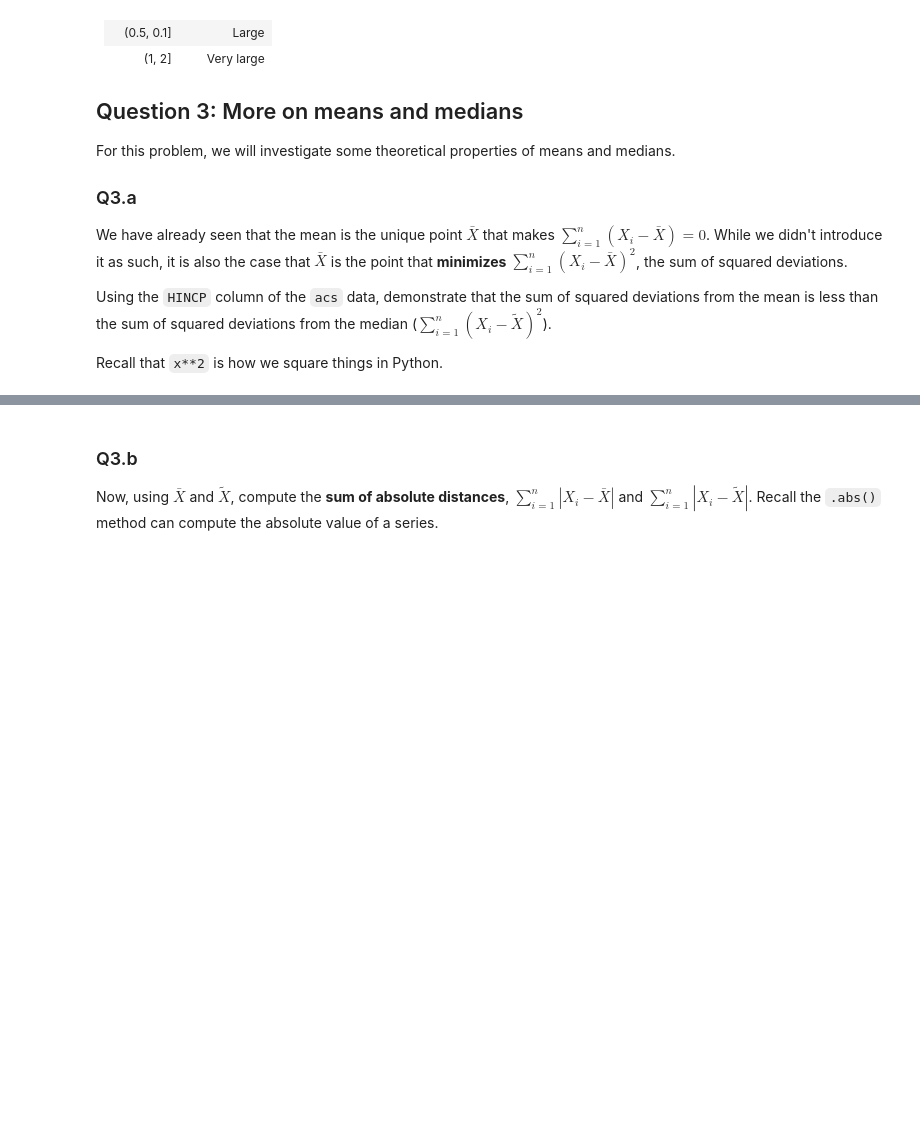
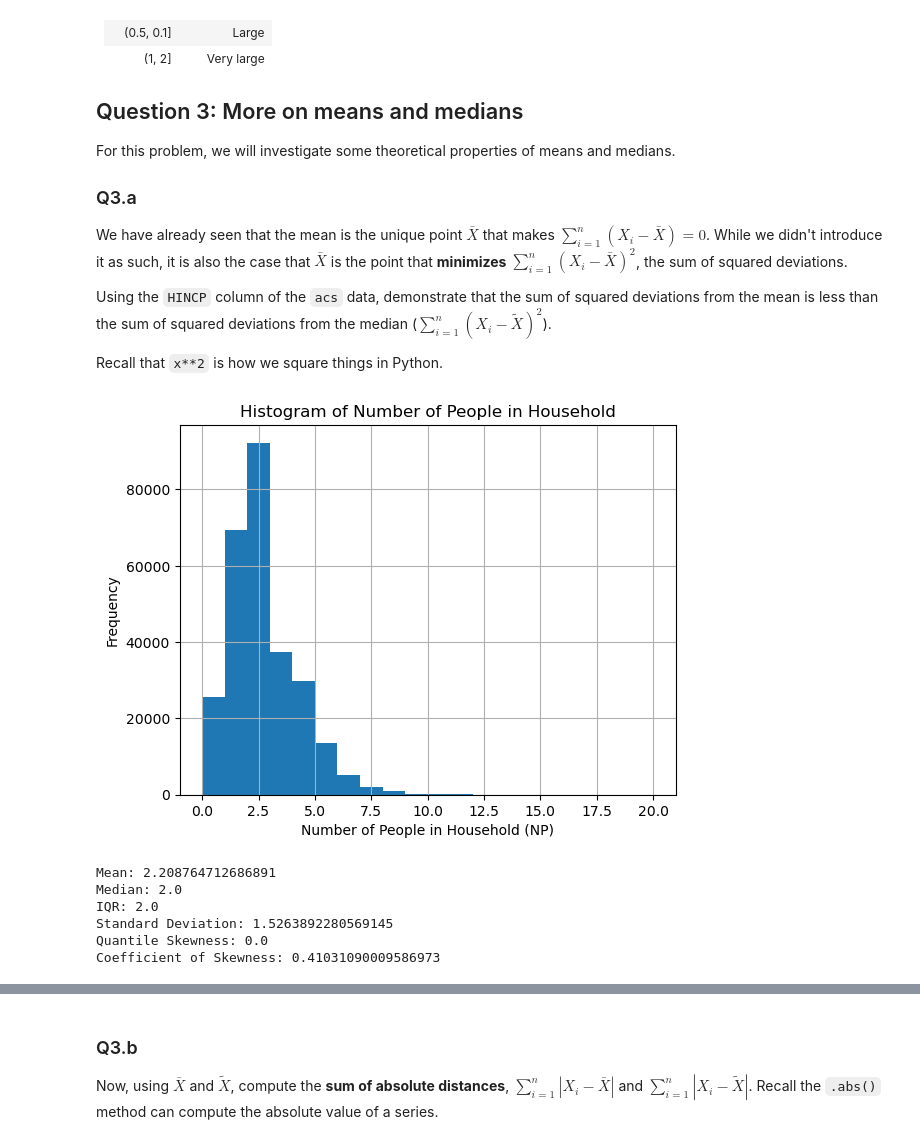
Before and after one commit to zhuol0129/homework-05-ZL, a Jupyter notebook: hw5.ipynb, the cells around one changed output, grey strips where cells are left out. Saved outputs shown, nothing was run; the diff lists cells and outputs as text; code cells hidden in the pictures; blank space fills up the shorter version.

```diff
--- a/hw5.ipynb
+++ b/hw5.ipynb
@@ -117,3 +203,38 @@ We have already seen that the mean is the unique point $\bar X$ that makes $\sum
 Using the `HINCP` column of the `acs` data, demonstrate that the sum of squared deviations from the mean is less than the sum of squared deviations from the median ($\sum_{i=1}^n (X_i - \tilde X)^2$).
 
 Recall that `x**2` is how we square things in Python.
+# %%
+#Q2.a
+acs['NP'].hist(bins=20)
+plt.xlabel('Number of People in Household (NP)')
+plt.ylabel('Frequency')
+plt.title('Histogram of Number of People in Household')
+plt.show()
+
+# The distribution of the number of people in the household (NP) is right-skewed, with most households having fewer people. The spread is wide, but the majority of the data is concentrated aroun 2.5
+# %% [output]
+[figure, added]
+# %%
+#Q2.b
+# Compute statistics for the NP column
+np_mean = acs['NP'].mean()
+np_median = acs['NP'].median()
+np_iqr = acs['NP'].quantile(0.75) - acs['NP'].quantile(0.25)
+np_std = acs['NP'].std()
+np_quantile_skewness = (acs['NP'].quantile(0.75) + acs['NP'].quantile(0.25) - 2 * np_median) / np_iqr
+np_coefficient_skewness = 3 * (np_mean - np_median) / np_std
+
+# Print statistics
+print(f"Mean: {np_mean}")
+print(f"Median: {np_median}")
+print(f"IQR: {np_iqr}")
+print(f"Standard Deviation: {np_std}")
+print(f"Quantile Skewness: {np_quantile_skewness}")
+print(f"Coefficient of Skewness: {np_coefficient_skewness}")
+# %% [output]
+Mean: 2.208764712686891
+Median: 2.0
+IQR: 2.0
+Standard Deviation: 1.5263892280569145
+Quantile Skewness: 0.0
+Coefficient of Skewness: 0.41031090009586973
```
Also changed, not shown: parts of 10 cells of this notebook.
